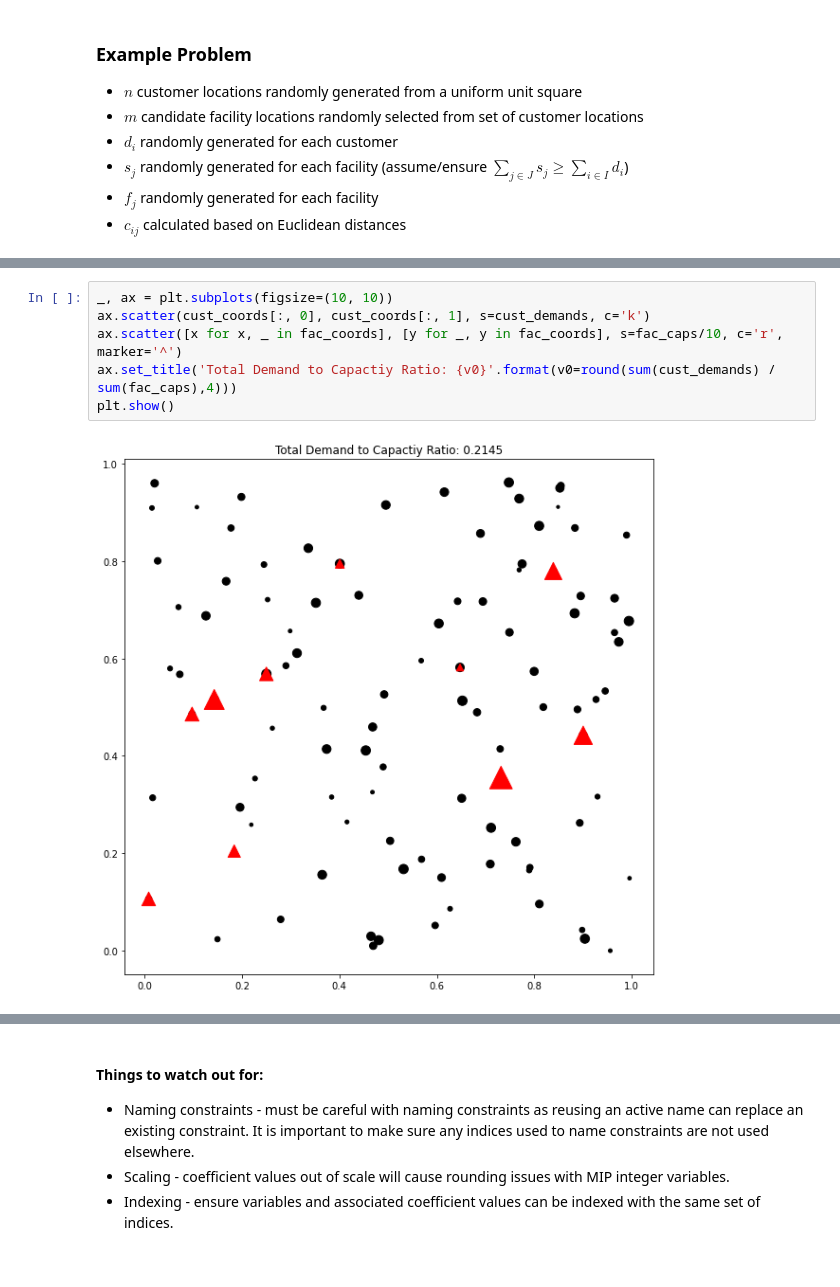
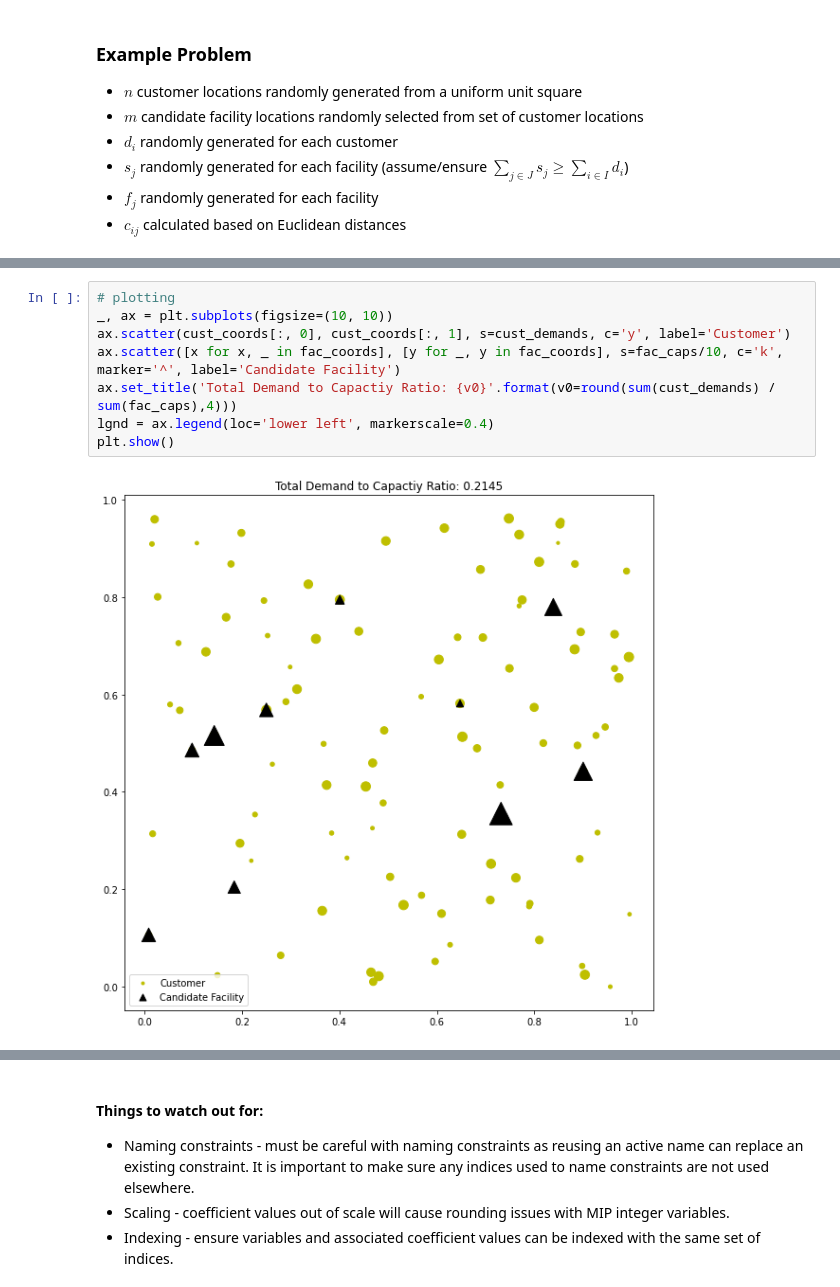
Before and after one commit to adrianhdz8/gurobi_tutorial_NTC, a Jupyter notebook: code_along.ipynb, the cells around one changed output, grey strips where cells are left out. Saved outputs shown, nothing was run; the diff lists cells and outputs as text.

```diff
--- a/code_along.ipynb
+++ b/code_along.ipynb
@@ -261,13 +279,15 @@ dists = np.zeros((n, m))
 for j in range(m):
     dists[:, j] = np.sqrt((cust_coords[:, 0] - fac_coords[j, 0]) ** 2 + (cust_coords[:, 1] - fac_coords[j, 1]) ** 2)
 # %%
+# plotting
 _, ax = plt.subplots(figsize=(10, 10))
-ax.scatter(cust_coords[:, 0], cust_coords[:, 1], s=cust_demands, c='k')
-ax.scatter([x for x, _ in fac_coords], [y for _, y in fac_coords], s=fac_caps/10, c='r', marker='^')
+ax.scatter(cust_coords[:, 0], cust_coords[:, 1], s=cust_demands, c='y', label='Customer')
+ax.scatter([x for x, _ in fac_coords], [y for _, y in fac_coords], s=fac_caps/10, c='k', marker='^', label='Candidate Facility')
 ax.set_title('Total Demand to Capactiy Ratio: {v0}'.format(v0=round(sum(cust_demands) / sum(fac_caps),4)))
+lgnd = ax.legend(loc='lower left', markerscale=0.4)
 plt.show()
 # %% [output]
-[figure, old version]
+[figure, new version]
 # %%
 # Capactitated Facility Location
 t0 = time.time()
```
Also changed, not shown: parts of 13 cells of this notebook.
